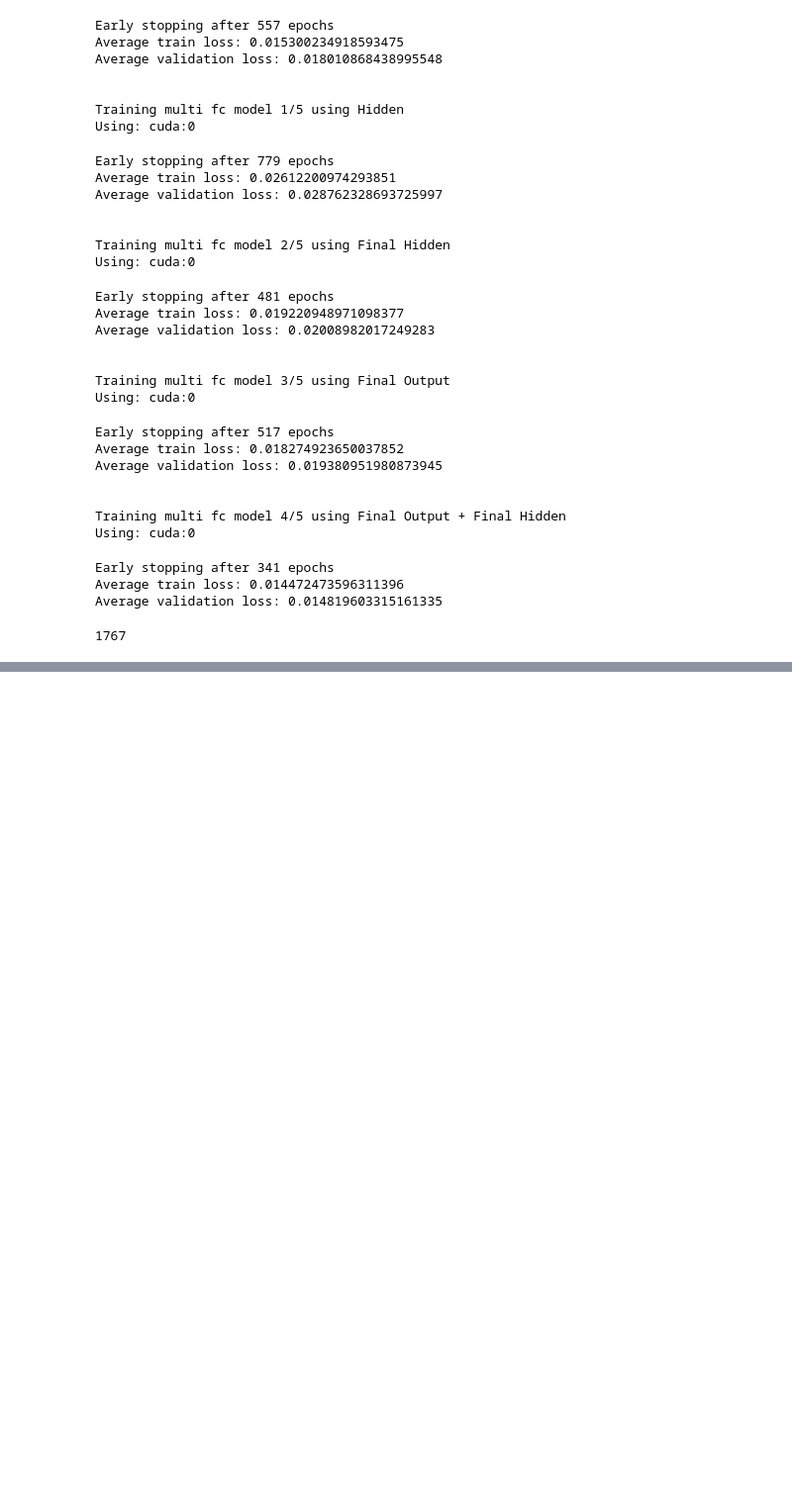
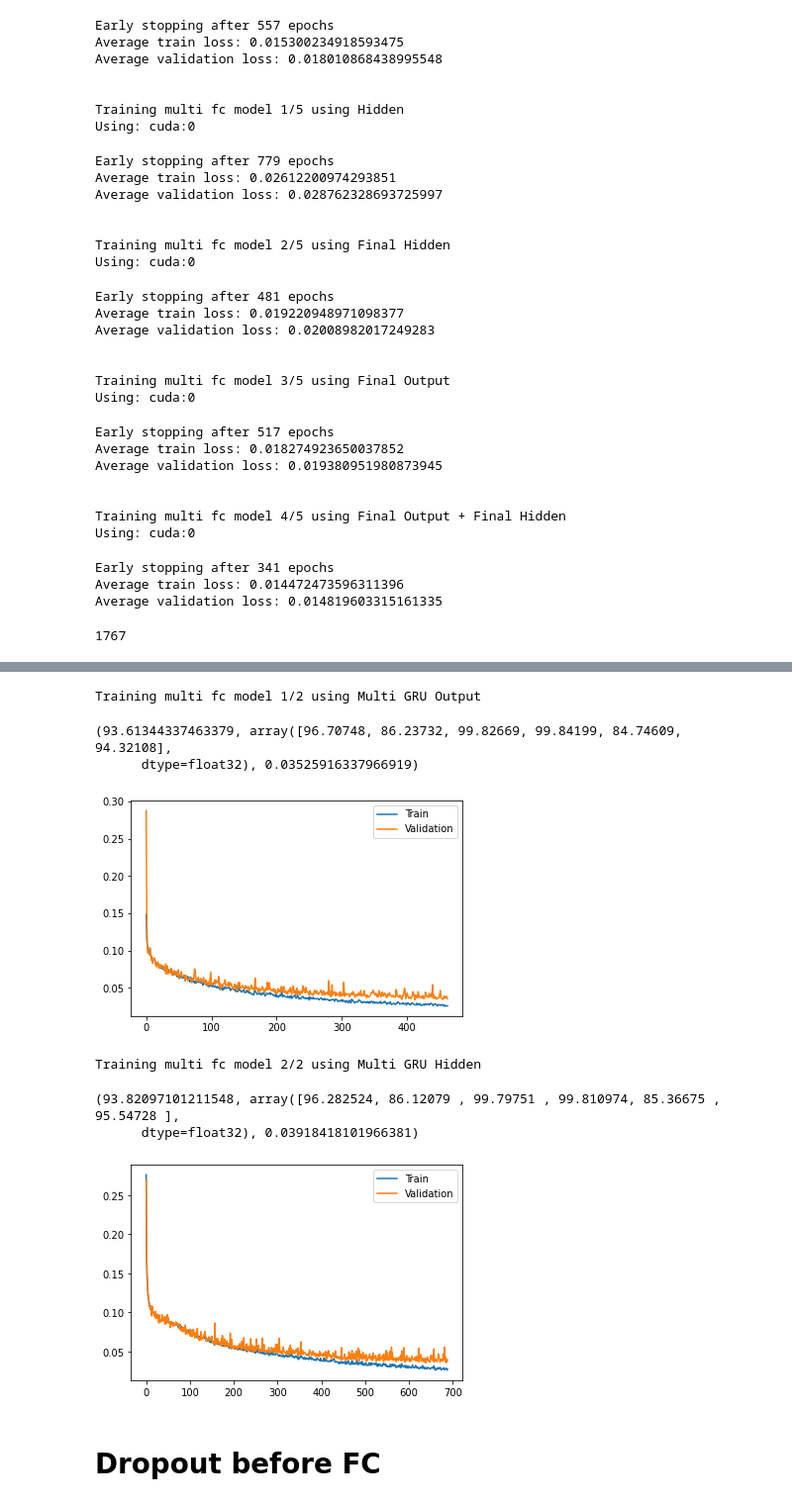
Before and after one commit to RobbieSoutham/SkinLearning, a Jupyter notebook: Notebooks/GRU Comparison.ipynb, the cells around one changed output, grey strips where cells are left out. Shown at 99% size. Drawn from its saved outputs; the diff is of its cells as text; code cells hidden in the pictures; blank space fills up the shorter version.

```diff
--- a/Notebooks/GRU Comparison.ipynb
+++ b/Notebooks/GRU Comparison.ipynb
@@ -317,0 +370,10 @@ df2.to_csv("../Results/multi_GRU.csv")
+# %%
+single_fcs_train, single_fcs_val = [], []
+multi_fcs_train, multi_fcs_val = [], []
+
+for i, model in enumerate(multi_fcs):
+    print(f"Training multi fc model {i+1}/{len(names)} using {names[i]}")
+    train_loss, val_loss = trainWithPlot(train_loader, model, val_loader=test_loader, LR=0.0001, epochs=1500, early_stopping=True, plot=False)
+    multi_fcs_train.append(train_loss)
+    multi_fcs_val.append(val_loss)
+    print("\n")
@@ -317,0 +384,10 @@ df2.to_csv("../Results/multi_GRU.csv")
+# %%
+for i, model in enumerate(multi_fcs):
+    print(f"Training multi fc model {i+1}/{len(names)} using {names[i]}")
+    print(test(test_loader, model, scaler))
+
+    plt.plot(range(len(multi_fcs_train[i])), multi_fcs_train[i], label="Train")
+    plt.plot(range(len(multi_fcs_val[i])), multi_fcs_val[i], label="Validation")
+
+    plt.legend()
+    plt.show()
@@ -317,0 +521,15 @@ df2.to_csv("../Results/multi_GRU.csv")
+# %%
+multi_fcs = [
+    MultiGRU(out="output", single_fc=False),
+    MultiGRU(out="hidden", single_fc=False),
+]
+# %%
+single_fcs_train, single_fcs_val = [], []
+multi_fcs_train, multi_fcs_val = [], []
+
+for i, model in enumerate(multi_fcs):
+    print(f"Training multi fc model {i+1}/{len(names)} using {names[i]}")
+    train_loss, val_loss = train(train_loader, model, val_loader=test_loader, LR=0.0001, epochs=1500, early_stopping=True)
+    multi_fcs_train.append(train_loss)
+    multi_fcs_val.append(val_loss)
+    print("\n")
@@ -317,0 +549,21 @@ df2.to_csv("../Results/multi_GRU.csv")
+# %%
+for i, model in enumerate(multi_fcs):
+    print(f"Training multi fc model {i+1}/{len(names)} using {names[i]}")
+    print(test(test_loader, model, scaler))
+
+    plt.plot(range(len(multi_fcs_train[i])), multi_fcs_train[i], label="Train")
+    plt.plot(range(len(multi_fcs_val[i])), multi_fcs_val[i], label="Validation")
+
+    plt.legend()
+    plt.show()
+# %% [output]
+Training multi fc model 1/2 using Multi GRU Output
+(93.61344337463379, array([96.70748, 86.23732, 99.82669, 99.84199, 84.74609, 94.32108],
+      dtype=float32), 0.03525916337966919)
+[figure, added]
+Training multi fc model 2/2 using Multi GRU Hidden
+(93.82097101211548, array([96.282524, 86.12079 , 99.79751 , 99.810974, 85.36675 , 95.54728 ],
+      dtype=float32), 0.03918418101966381)
+[figure, added]
+# %% [markdown]
+# Dropout before FC
```
Also changed, not shown: parts of 25 cells of this notebook, 24 other files.
